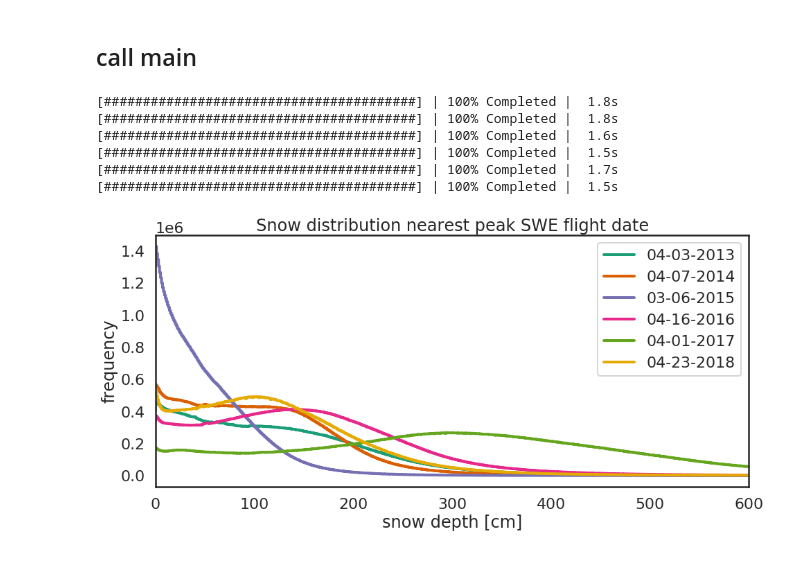
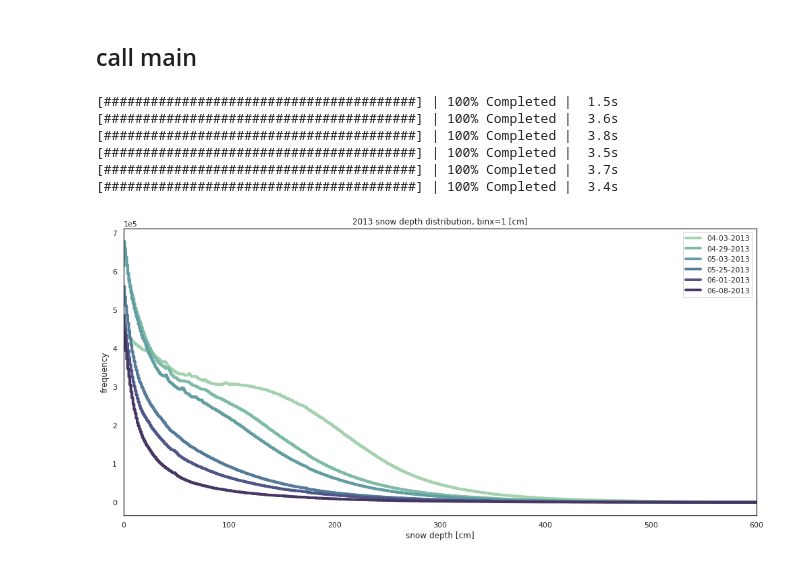
Before and after one commit to meganmason/jlabs, a Jupyter notebook: xarray/histogram.ipynb, the cells around one changed output. Saved outputs shown, nothing was run; the diff lists cells and outputs as text; code cells hidden in the pictures.

```diff
--- a/xarray/histogram.ipynb
+++ b/xarray/histogram.ipynb
@@ -153,15 +173,15 @@ def main(fname, which_year, peak=False):
 # %%
 if __name__ == "__main__":
     # for yr in range(2013,2019):
     #     main('~/Documents/projects/thesis/results/output/compiled_SUPERsnow.nc',yr)
 
 
-    main('~/Documents/projects/thesis/results/output/compiled_SUPERsnow.nc',2013, peak=True)
+    main('~/Documents/projects/thesis/results/output/compiled_SUPERsnow.nc',2013, peak=False)
 # %% [output]
-[########################################] | 100% Completed |  1.8s
-[########################################] | 100% Completed |  1.8s
-[########################################] | 100% Completed |  1.6s
 [########################################] | 100% Completed |  1.5s
-[########################################] | 100% Completed |  1.7s
-[########################################] | 100% Completed |  1.5s
+[########################################] | 100% Completed |  3.6s
+[########################################] | 100% Completed |  3.8s
+[########################################] | 100% Completed |  3.5s
+[########################################] | 100% Completed |  3.7s
+[########################################] | 100% Completed |  3.4s
-[figure, old version]
+[figure, new version]
```
Also changed, not shown: parts of 1 cell of this notebook, 2 other files.
